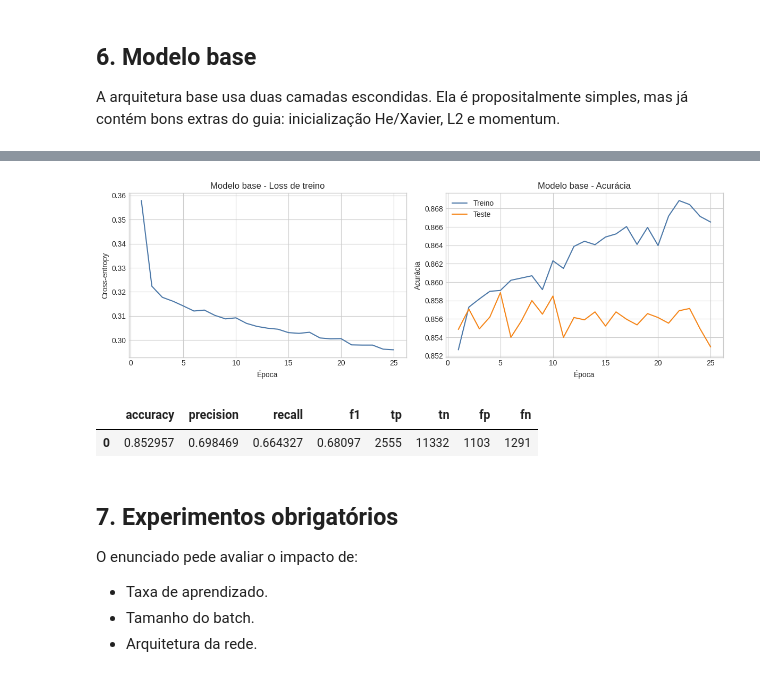
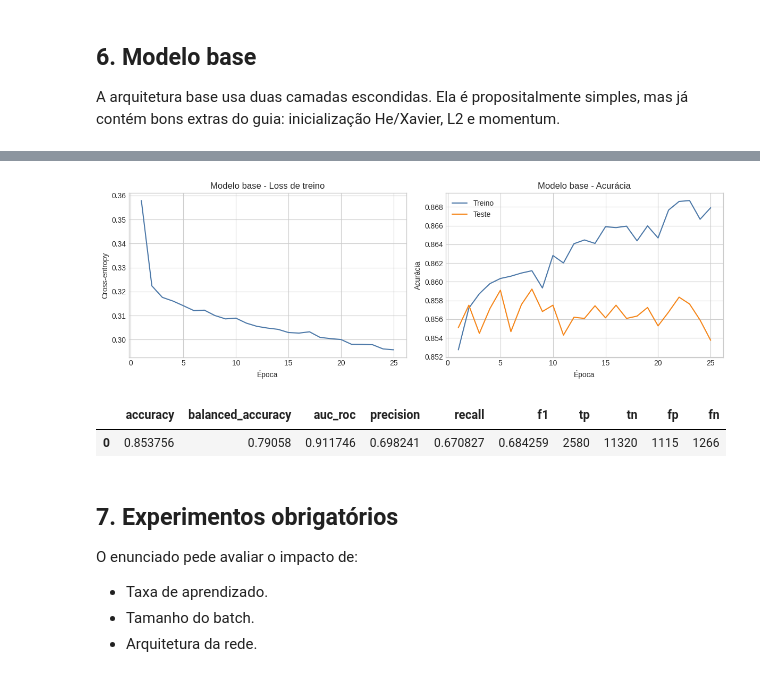
Before and after one commit to Project-MC906/Deep-Learning-Adult-Income, a Jupyter notebook: notebooks/adult_income_mlp.ipynb, the cells around one changed output, grey strips where cells are left out. Drawn from its saved outputs; the diff is of its cells as text; code cells hidden in the pictures.

Commit message:
adding bal acc and auc roc as metrics

```diff
--- a/notebooks/adult_income_mlp.ipynb
+++ b/notebooks/adult_income_mlp.ipynb
@@ -521,7 +575,8 @@ class MLPFromScratch:
 # %%
 def evaluate_model(model, X, y):
     pred = model.predict(X)
-    return classification_metrics(y, pred)
+    proba = model.predict_proba(X)
+    return classification_metrics(y, pred, proba)
 
 
 def train_model(
@@ -632,6 +687,6 @@ base_history = train_model(
 plot_history(base_history, 'Modelo base')
 base_pred = base_model.predict(X_test)
 base_proba = base_model.predict_proba(X_test)
-base_metrics = classification_metrics(y_test, base_pred)
+base_metrics = classification_metrics(y_test, base_pred, base_proba)
 metrics_frame(base_metrics)
 # %% [output]
@@ -644,6 +699,6 @@ epoch 025/25 | loss=0.2960 | acc_train=0.8665 | acc_test=0.8530 | f1_test=0.6810
-[figure, old version]
+[figure, new version]
-|  | accuracy | precision | recall | f1 | tp | tn | fp | fn |
-| 0 | 0.852957 | 0.698469 | 0.664327 | 0.68097 | 2555 | 11332 | 1103 | 1291 |
+|  | accuracy | balanced_accuracy | auc_roc | precision | recall | f1 | tp | tn | fp | fn |
+| 0 | 0.853756 | 0.79058 | 0.911746 | 0.698241 | 0.670827 | 0.684259 | 2580 | 11320 | 1115 | 1266 |
 # %% [markdown]
 ## 7. Experimentos obrigatórios
 
```
Also changed, not shown: parts of 10 cells of this notebook.
